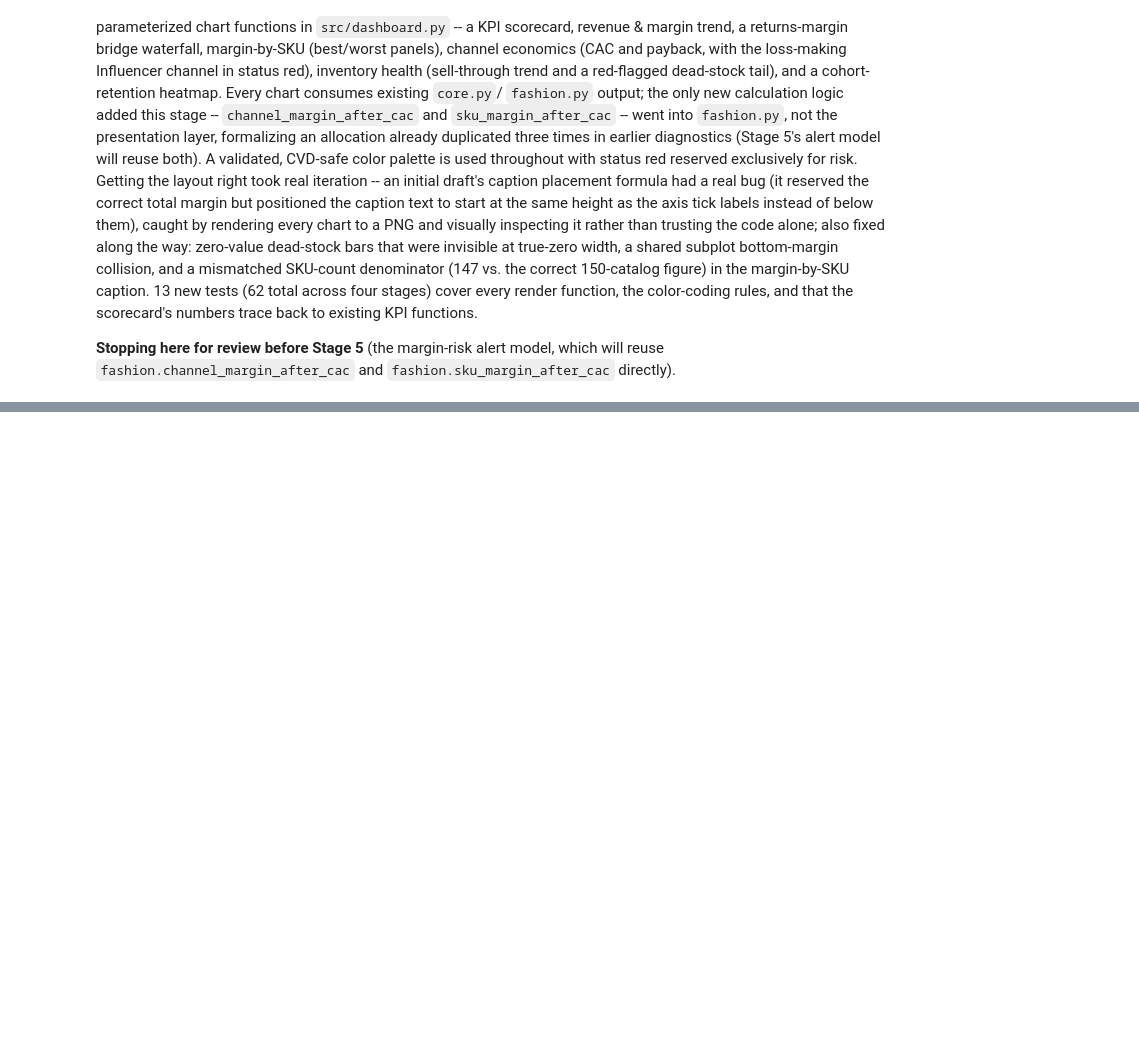
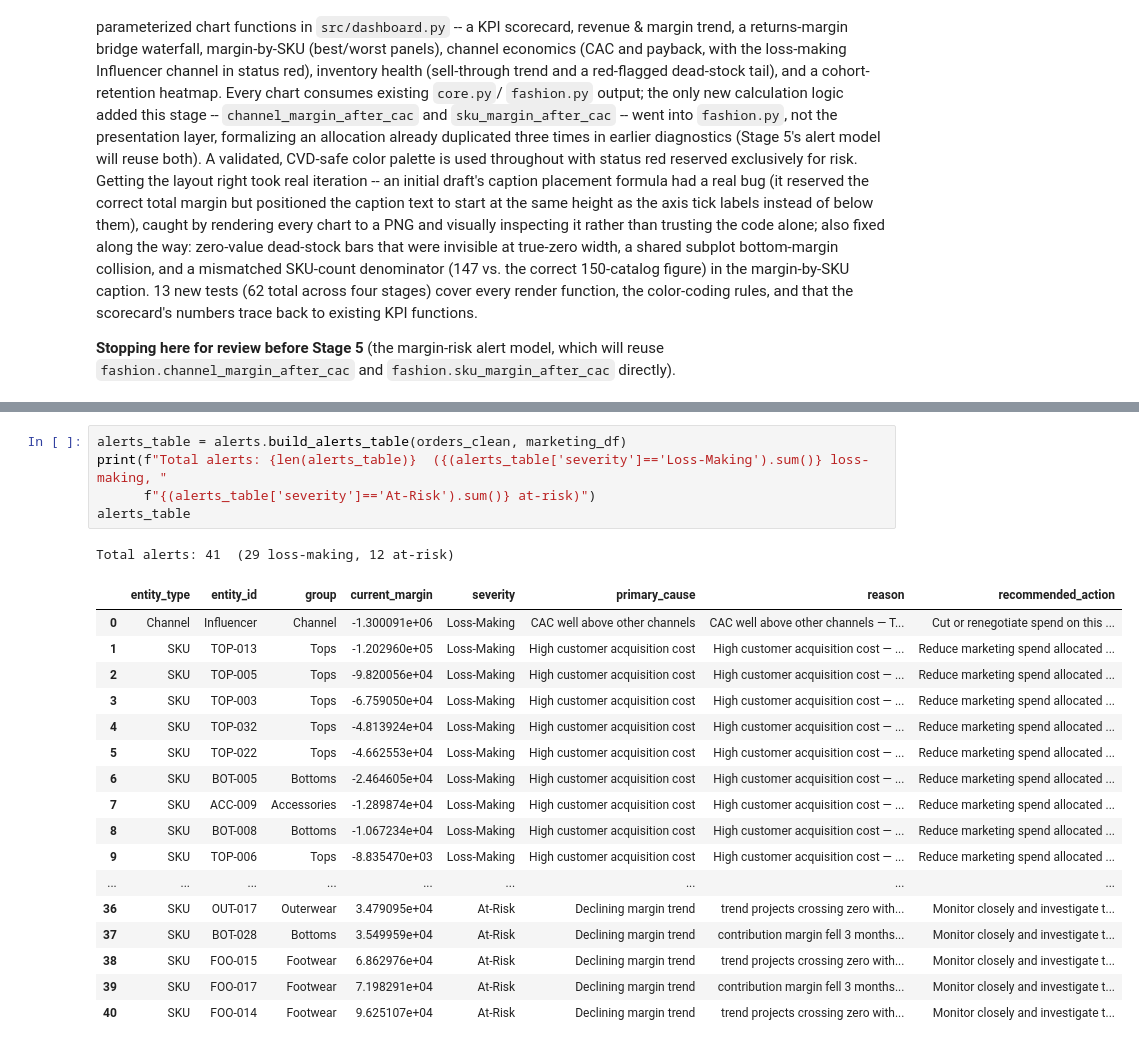
Before and after one commit to hrishikeshkedia-prog/ledger-margin-analysis, a Jupyter notebook: ceo_dashboard/notebooks/ceo_dashboard.ipynb, the cells around one changed output, grey strips where cells are left out. Saved outputs shown, nothing was run; the diff lists cells and outputs as text; blank space fills up the shorter version.

```diff
--- a/ceo_dashboard/notebooks/ceo_dashboard.ipynb
+++ b/ceo_dashboard/notebooks/ceo_dashboard.ipynb
@@ -1736,0 +1893,24 @@ which will reuse `fashion.channel_margin_after_cac` and
+# %%
+alerts_table = alerts.build_alerts_table(orders_clean, marketing_df)
+print(f"Total alerts: {len(alerts_table)}  ({(alerts_table['severity']=='Loss-Making').sum()} loss-making, "
+      f"{(alerts_table['severity']=='At-Risk').sum()} at-risk)")
+alerts_table
+# %% [output]
+Total alerts: 41  (29 loss-making, 12 at-risk)
+|  | entity_type | entity_id | group | current_margin | severity | primary_cause | reason | recommended_action |
+| 0 | Channel | Influencer | Channel | -1.300091e+06 | Loss-Making | CAC well above other channels | CAC well above other channels — T... | Cut or renegotiate spend on this ... |
+| 1 | SKU | TOP-013 | Tops | -1.202960e+05 | Loss-Making | High customer acquisition cost | High customer acquisition cost — ... | Reduce marketing spend allocated ... |
+| 2 | SKU | TOP-005 | Tops | -9.820056e+04 | Loss-Making | High customer acquisition cost | High customer acquisition cost — ... | Reduce marketing spend allocated ... |
+| 3 | SKU | TOP-003 | Tops | -6.759050e+04 | Loss-Making | High customer acquisition cost | High customer acquisition cost — ... | Reduce marketing spend allocated ... |
+| 4 | SKU | TOP-032 | Tops | -4.813924e+04 | Loss-Making | High customer acquisition cost | High customer acquisition cost — ... | Reduce marketing spend allocated ... |
+| 5 | SKU | TOP-022 | Tops | -4.662553e+04 | Loss-Making | High customer acquisition cost | High customer acquisition cost — ... | Reduce marketing spend allocated ... |
+| 6 | SKU | BOT-005 | Bottoms | -2.464605e+04 | Loss-Making | High customer acquisition cost | High customer acquisition cost — ... | Reduce marketing spend allocated ... |
+| 7 | SKU | ACC-009 | Accessories | -1.289874e+04 | Loss-Making | High customer acquisition cost | High customer acquisition cost — ... | Reduce marketing spend allocated ... |
+| 8 | SKU | BOT-008 | Bottoms | -1.067234e+04 | Loss-Making | High customer acquisition cost | High customer acquisition cost — ... | Reduce marketing spend allocated ... |
+| 9 | SKU | TOP-006 | Tops | -8.835470e+03 | Loss-Making | High customer acquisition cost | High customer acquisition cost — ... | Reduce marketing spend allocated ... |
+| ... | ... | ... | ... | ... | ... | ... | ... | ... |
+| 36 | SKU | OUT-017 | Outerwear | 3.479095e+04 | At-Risk | Declining margin trend | trend projects crossing zero with... | Monitor closely and investigate t... |
+| 37 | SKU | BOT-028 | Bottoms | 3.549959e+04 | At-Risk | Declining margin trend | contribution margin fell 3 months... | Monitor closely and investigate t... |
+| 38 | SKU | FOO-015 | Footwear | 6.862976e+04 | At-Risk | Declining margin trend | trend projects crossing zero with... | Monitor closely and investigate t... |
+| 39 | SKU | FOO-017 | Footwear | 7.198291e+04 | At-Risk | Declining margin trend | contribution margin fell 3 months... | Monitor closely and investigate t... |
+| 40 | SKU | FOO-014 | Footwear | 9.625107e+04 | At-Risk | Declining margin trend | trend projects crossing zero with... | Monitor closely and investigate t... |
```
Also changed, not shown: parts of 11 cells of this notebook, 4 other files.
